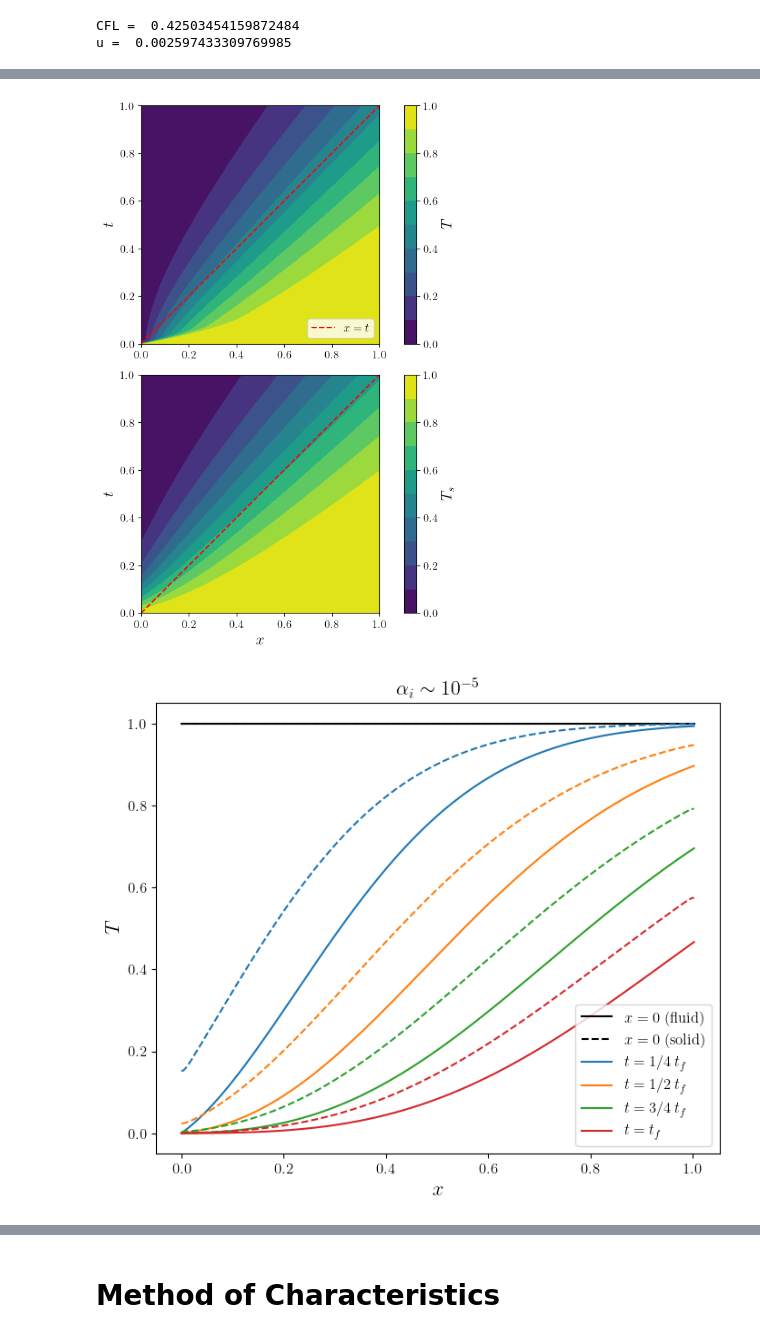
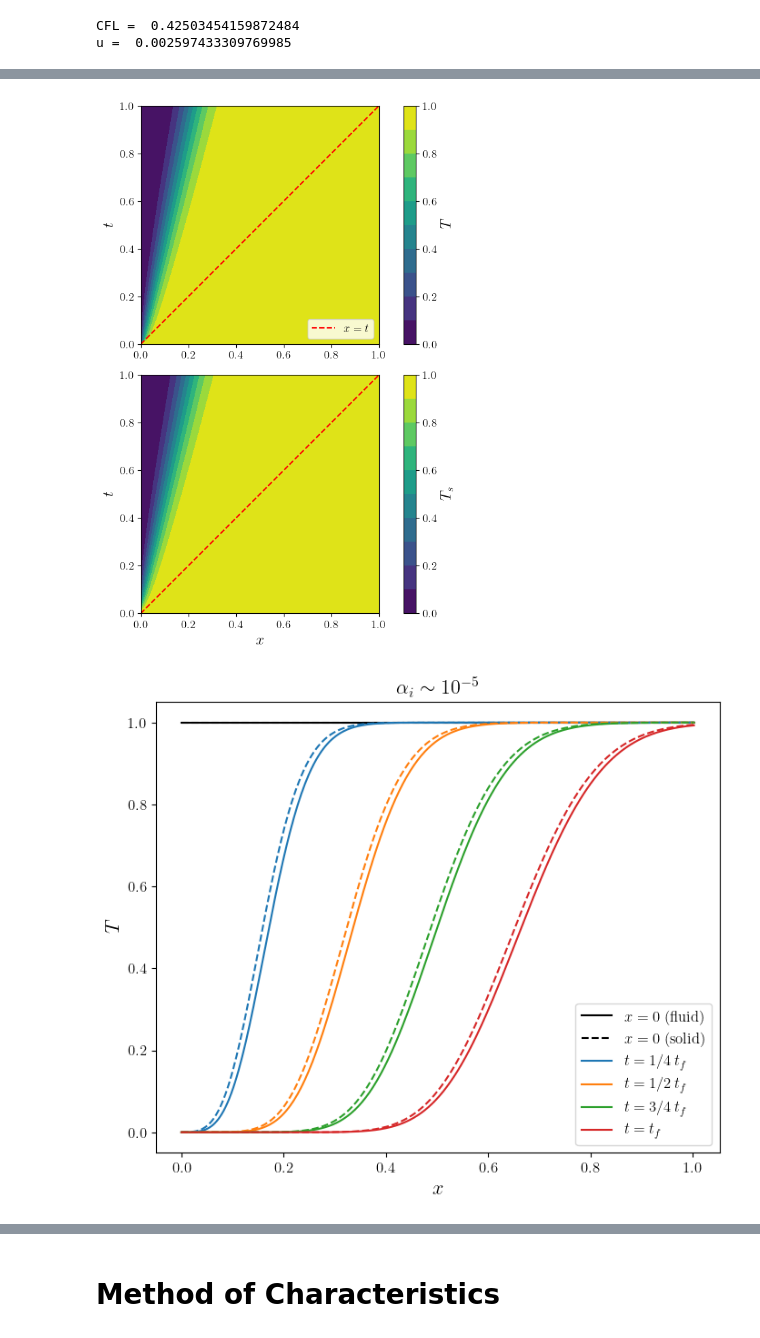
Before and after one commit to riemannsBeard/HeatTransfer_characteristics, a Jupyter notebook: Characteristics.ipynb, the cells around one changed output, grey strips where cells are left out. Drawn from its saved outputs; the diff is of its cells as text; code cells hidden in the pictures.

```diff
--- a/Characteristics.ipynb
+++ b/Characteristics.ipynb
@@ -109,7 +106,7 @@ Pr = cpf*muf/kf
 rchar = eps*d/(4*(1-eps))
 G = mDot/(eps*np.pi*R**2)
 Re = 4*G*rchar/muf
-h = 0.191*mDot*cpf/(eps*np.pi*R**2)*Re**(-0.278)*Pr**(-2/3)*np.pi*R**2
+h = 10*0.191*mDot*cpf/(eps*np.pi*R**2)*Re**(-0.278)*Pr**(-2/3)*np.pi*R**2
 
 # Rep = rhof*d*u/muf
 # Pr = cpf*muf/kf
@@ -195,35 +192,36 @@ for i in range(1,Nt+1):
 # %%
 fig, axs = plt.subplots(nrows=2, ncols=1, figsize=(8,8), sharex='row')
 (ax1, ax2) = axs
 
 thetaf = (Tf - Tin)/Tin
 thetas = (Ts - Tin)/Tin
 
-cs1 = ax1.contourf(x/H, t*u0/H, thetaf.T, 10)
+cs1 = ax1.contourf(x/H, t*u/H, thetaf.T, 10)
 plt.tight_layout()
 cbar1 = plt.colorbar(cs1)
 cbar1.set_label(r'$T$', fontsize=16)
 ax1.set_ylabel(r'$t$', fontsize=16)
 ax1.set_box_aspect(1)
 ax1.plot(x/H, x/H,'r--', label=r'$x = t$')
 ax1.legend(loc='lower right')
 ax1.set_xlim([0, 1])
 ax1.set_ylim([0, 1])
 
-cs2 = ax2.contourf(x/H, t*u0/H, thetas.T, 10)
+cs2 = ax2.contourf(x/H, t*u/H, thetas.T, 10)
 cbar2 = plt.colorbar(cs2)
 cbar2.set_label(r'$T_s$', fontsize=16)
 ax2.set_xlabel(r'$x$', fontsize=16)
 ax2.set_ylabel(r'$t$', fontsize=16)
 ax2.set_box_aspect(1)
 ax2.plot(x/H, x/H,'r--')
 ax2.set_xlim([0, 1])
 ax2.set_ylim([0, 1])
 
-fig.savefig('DNS_T_vs_x_vs_t.pdf', bbox_inches='tight')
+fig.savefig('DNS_T_vs_x_vs_t_Lambda_' + str(np.round(Lambda, 2))
+            + '_Lambdas_' + str(np.round(Lambdas, 2)) + '.pdf', bbox_inches='tight')
 plt.show()
 # %% [output]
-[figure, old version]
+[figure, new version]
 # %%
 fig, ax = plt.subplots(figsize=(8,8))
 
@@ -246,11 +244,11 @@ ax.set_ylabel(r'$T$', fontsize=16)
 
 plt.title(r'$\alpha_i \sim 10^{-5}$', fontsize=16)
 
-fig.savefig('DNS_Tf_Ts_vs_x_Lambda' + str(Lambda)
-            + '_Lambdas_' + str(Lambdas) + '.pdf', bbox_inches='tight')
+fig.savefig('DNS_Tf_Ts_vs_x_Lambda_' + str(np.round(Lambda, 2))
+            + '_Lambdas_' + str(np.round(Lambdas, 2)) + '.pdf', bbox_inches='tight')
 plt.show()
 # %% [output]
-[figure, old version]
+[figure, new version]
 # %%
 fig, ax = plt.subplots(figsize=(8,8))
 plt.plot(t*u/H, thetaf[0,:], 'k', t*u/H, thetas[0,:], 'k--',
```
Also changed, not shown: parts of 15 cells of this notebook, 45 other files.
